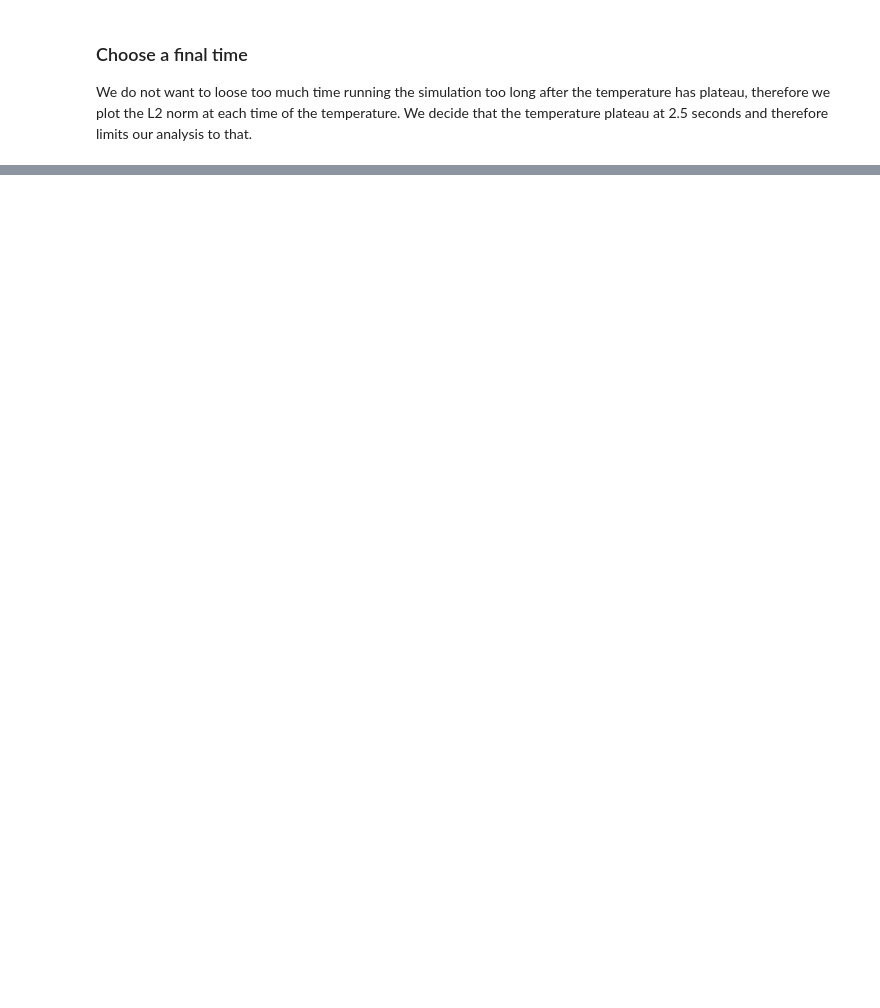
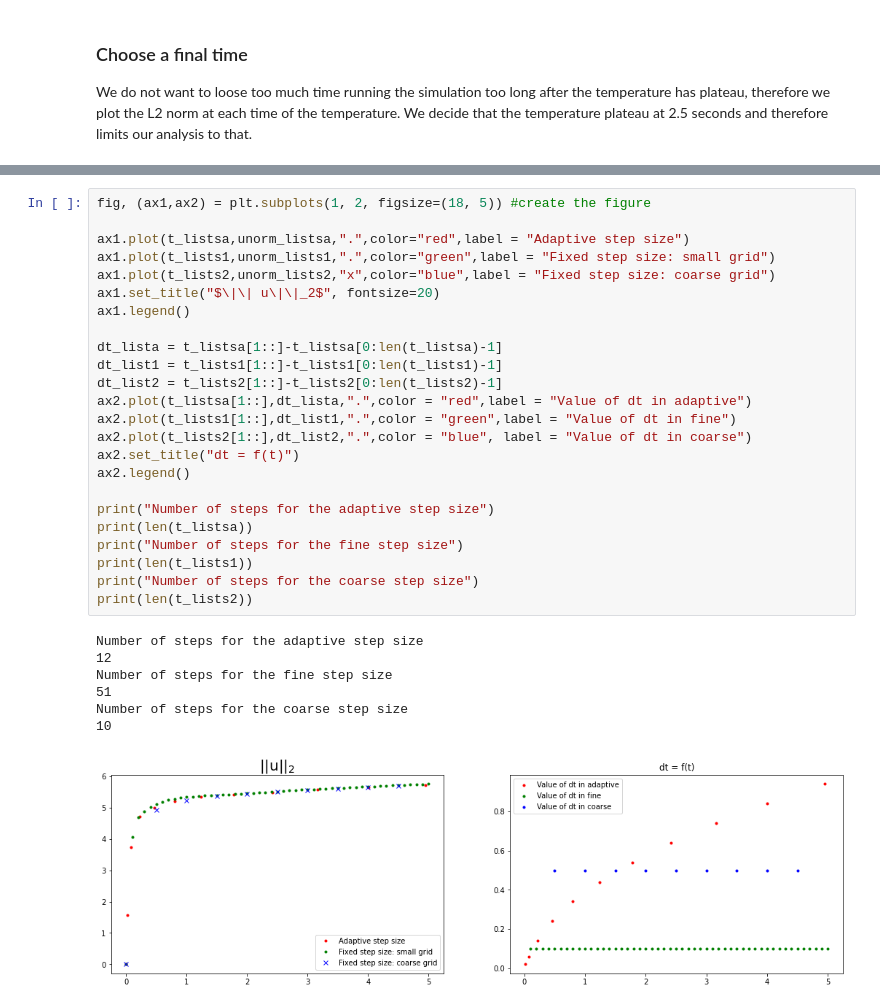
Before and after one commit to alixleroy/PhD-project2, a Jupyter notebook: Alixcode/error-analysis.ipynb, the cells around one changed output, grey strips where cells are left out. Saved outputs shown, nothing was run; the diff lists cells and outputs as text; blank space fills up the shorter version.

```diff
--- a/Alixcode/error-analysis.ipynb
+++ b/Alixcode/error-analysis.ipynb
@@ -214,0 +198,32 @@ In order to do so, we need to compare the temperature at the same time in space
+# %%
+fig, (ax1,ax2) = plt.subplots(1, 2, figsize=(18, 5)) #create the figure
+
+ax1.plot(t_listsa,unorm_listsa,".",color="red",label = "Adaptive step size")
+ax1.plot(t_lists1,unorm_lists1,".",color="green",label = "Fixed step size: small grid")
+ax1.plot(t_lists2,unorm_lists2,"x",color="blue",label = "Fixed step size: coarse grid")
+ax1.set_title("$\|\| u\|\|_2$", fontsize=20)
+ax1.legend()
+
+dt_lista = t_listsa[1::]-t_listsa[0:len(t_listsa)-1]
+dt_list1 = t_lists1[1::]-t_lists1[0:len(t_lists1)-1]
+dt_list2 = t_lists2[1::]-t_lists2[0:len(t_lists2)-1]
+ax2.plot(t_listsa[1::],dt_lista,".",color = "red",label = "Value of dt in adaptive")
+ax2.plot(t_lists1[1::],dt_list1,".",color = "green",label = "Value of dt in fine")
+ax2.plot(t_lists2[1::],dt_list2,".",color = "blue", label = "Value of dt in coarse")
+ax2.set_title("dt = f(t)")
+ax2.legend()
+
+print("Number of steps for the adaptive step size")
+print(len(t_listsa))
+print("Number of steps for the fine step size")
+print(len(t_lists1))
+print("Number of steps for the coarse step size")
+print(len(t_lists2))
+# %% [output]
+Number of steps for the adaptive step size
+12
+Number of steps for the fine step size
+51
+Number of steps for the coarse step size
+10
+[figure, added]
```
Also changed, not shown: parts of 41 cells of this notebook, 1 other file.
